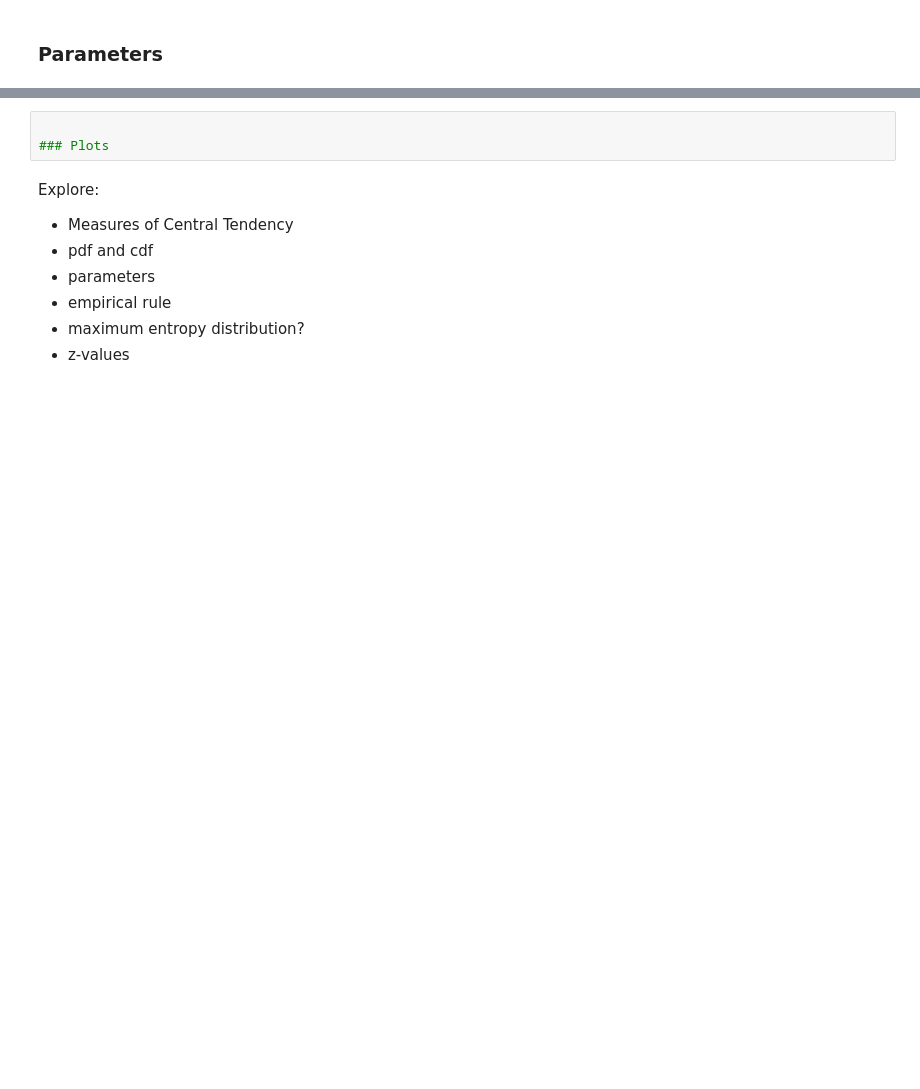
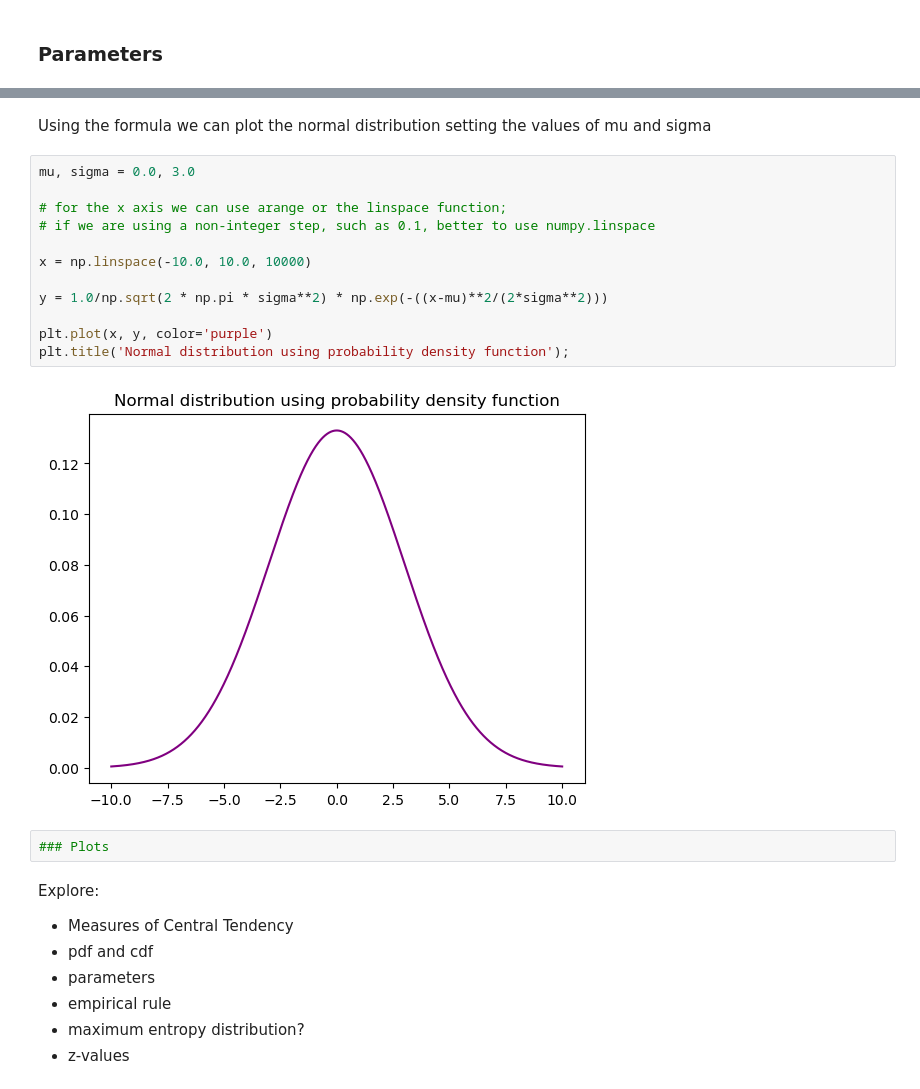
Before and after one commit to Tanja888/funddata-assessment, a Jupyter notebook: normal-distribution.ipynb, the cells around one changed output, grey strips where cells are left out. Cells and saved outputs as stored; diff of their text form; blank space fills up the shorter version.

Commit message:
Plotting the normal distribution

```diff
--- a/normal-distribution.ipynb
+++ b/normal-distribution.ipynb
@@ -38,5 +39,20 @@ The main parameters of the normal distribution are the **mean** ($\mu$) represen
+# %% [markdown]
+Using the formula we can plot the normal distribution setting the values of mu and sigma
+# %%
+mu, sigma = 0.0, 3.0
+
+# for the x axis we can use arange or the linspace function;
+# if we are using a non-integer step, such as 0.1, better to use numpy.linspace
+
+x = np.linspace(-10.0, 10.0, 10000)
+
+y = 1.0/np.sqrt(2 * np.pi * sigma**2) * np.exp(-((x-mu)**2/(2*sigma**2)))
+
+plt.plot(x, y, color='purple')
+plt.title('Normal distribution using probability density function');
+# %% [output]
+[figure, added]
 # %%
-
 ### Plots
 # %% [markdown]
 Explore:
```
Also changed, not shown: parts of 16 cells of this notebook.
